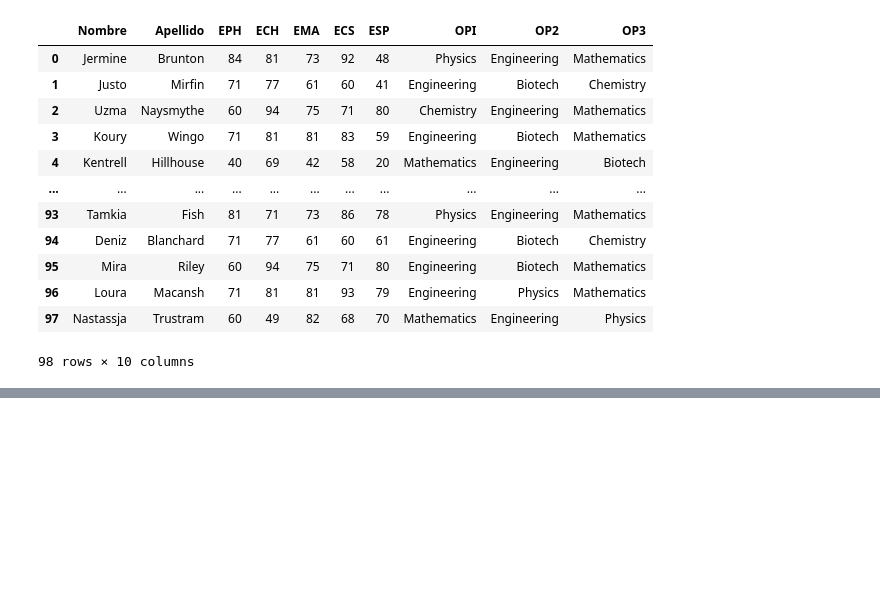
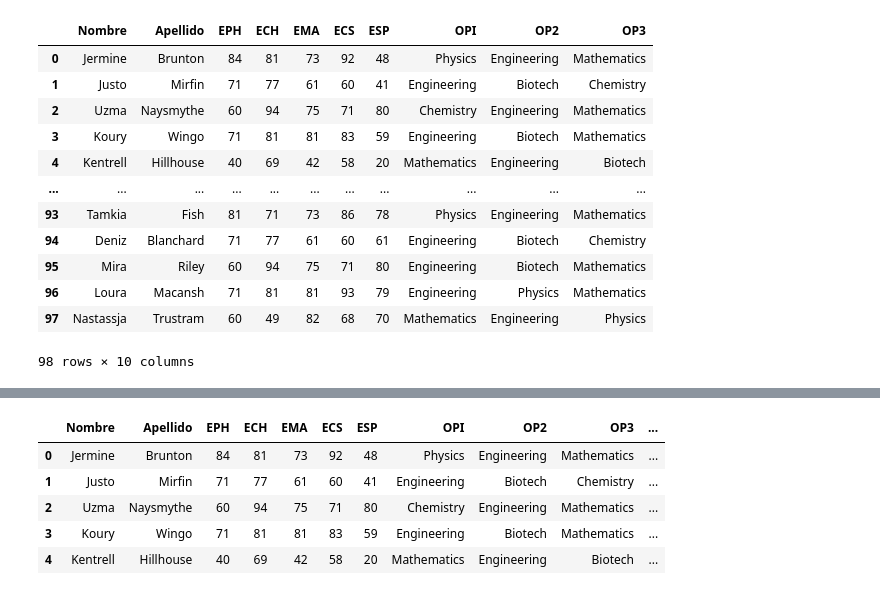
Before and after one commit to Lupitayamir/CursoPhyton, a Jupyter notebook: PROYECTO_3_Proceso_de_admision_1.ipynb, the cells around one changed output, grey strips where cells are left out. Drawn from its saved outputs; the diff is of its cells as text; code cells hidden in the pictures; blank space fills up the shorter version.

```diff
--- a/PROYECTO_3_Proceso_de_admision_1.ipynb
+++ b/PROYECTO_3_Proceso_de_admision_1.ipynb
@@ -27,0 +63,20 @@ df
+# %%
+# función para calcular valor de puntaje para admisión,
+# formula según el departamento
+def calcular_puntaje_admision(linea, opcion):
+  departmento = linea[opcion]
+
+  if departmento == 'Physics':
+    puntajes = [linea['EPH'], linea['EMA'], linea['ESP']]
+  elif departmento == 'Mathematics':
+    puntajes = [linea['EMA'], linea['ECS'], linea['ESP']]
+  elif departmento == 'Engineering':
+    puntajes = [linea['EMA'], linea['ECS'], linea['EPH'], linea['ESP']]
+  elif departmento == 'Chemistry':
+    puntajes = [linea['ECH'], linea['EPH'], linea['ESP']]
+  elif departmento == 'Biotech':
+    puntajes = [linea['EMA'], linea['ECS'], linea['ECH'], linea['ESP']]
+  else:
+    return None  # Para caso cuando departamento no esta en la lista
+
+  return round(sum(puntajes) / len(puntajes), 2)
@@ -27,0 +92,42 @@ df
+# %%
+import pandas as pd
+ruta_archivo ='/content/drive/MyDrive/Colab Notebooks/applicant_list_7.txt'
+
+nombres_columnas = ['Nombre', 'Apellido', 'EPH', 'ECH', 'EMA', 'ECS', 'ESP', 'OPI', 'OP2', 'OP3']
+
+df = pd.read_csv(ruta_archivo, sep=' ', names=nombres_columnas)
+
+# función para calcular valor de puntaje para admisión,
+# formula según el departamento
+def calcular_puntaje_admision(linea, opcion):
+  departmento = linea[opcion]
+
+  if departmento == 'Physics':
+    puntajes = [linea['EPH'], linea['EMA'], linea['ESP']]
+  elif departmento == 'Mathematics':
+    puntajes = [linea['EMA'], linea['ECS'], linea['ESP']]
+  elif departmento == 'Engineering':
+    puntajes = [linea['EMA'], linea['ECS'], linea['EPH'], linea['ESP']]
+  elif departmento == 'Chemistry':
+    puntajes = [linea['ECH'], linea['EPH'], linea['ESP']]
+  elif departmento == 'Biotech':
+    puntajes = [linea['EMA'], linea['ECS'], linea['ECH'], linea['ESP']]
+  else:
+    return None  # Para caso cuando departamento no esta en la lista
+
+  return round(sum(puntajes) / len(puntajes), 2)
+
+df['nombre_completo'] = df['Nombre'] + ' ' + df['Apellido']
+
+df['OP1_score'] = df.apply(lambda r: calcular_puntaje_admision(r, 'OPI'), axis=1)
+df['OP2_score'] = df.apply(lambda r: calcular_puntaje_admision(r, 'OP2'), axis=1)
+df['OP3_score'] = df.apply(lambda r: calcular_puntaje_admision(r, 'OP3'), axis=1)
+
+display(df.head())
+# %% [output]
+|  | Nombre | Apellido | EPH | ECH | EMA | ECS | ESP | OPI | OP2 | OP3 | ... |
+| 0 | Jermine | Brunton | 84 | 81 | 73 | 92 | 48 | Physics | Engineering | Mathematics | ... |
+| 1 | Justo | Mirfin | 71 | 77 | 61 | 60 | 41 | Engineering | Biotech | Chemistry | ... |
+| 2 | Uzma | Naysmythe | 60 | 94 | 75 | 71 | 80 | Chemistry | Engineering | Mathematics | ... |
+| 3 | Koury | Wingo | 71 | 81 | 81 | 83 | 59 | Engineering | Biotech | Mathematics | ... |
+| 4 | Kentrell | Hillhouse | 40 | 69 | 42 | 58 | 20 | Mathematics | Engineering | Biotech | ... |
```
Also changed, not shown: parts of 10 cells of this notebook.
